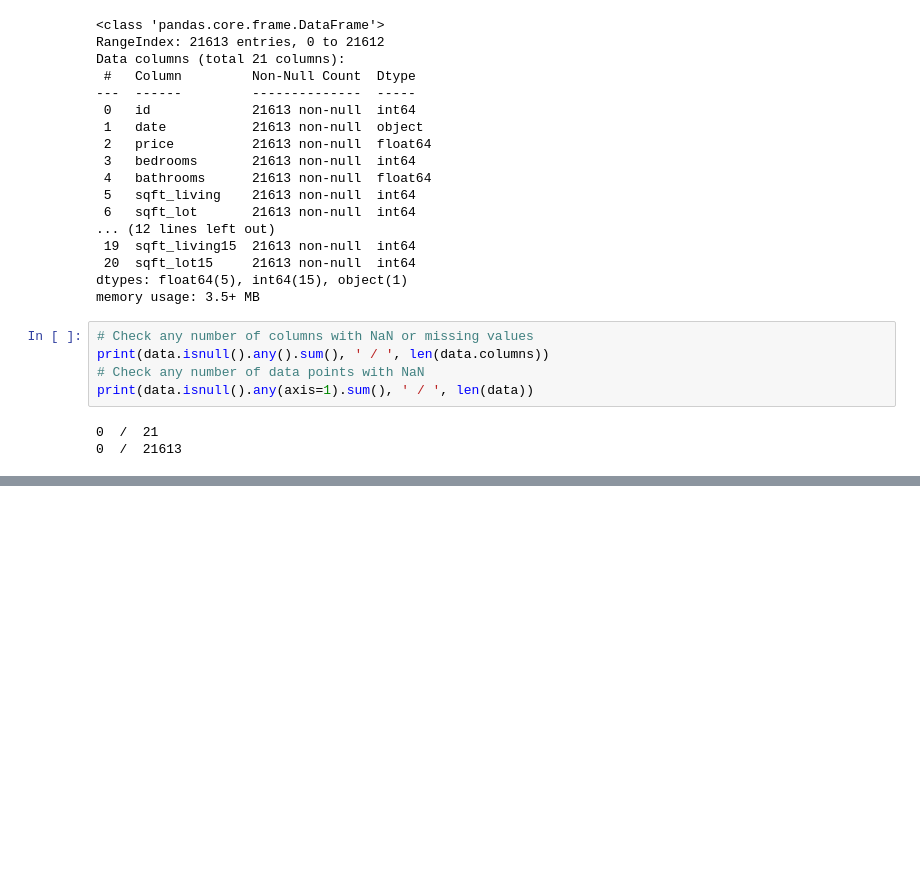
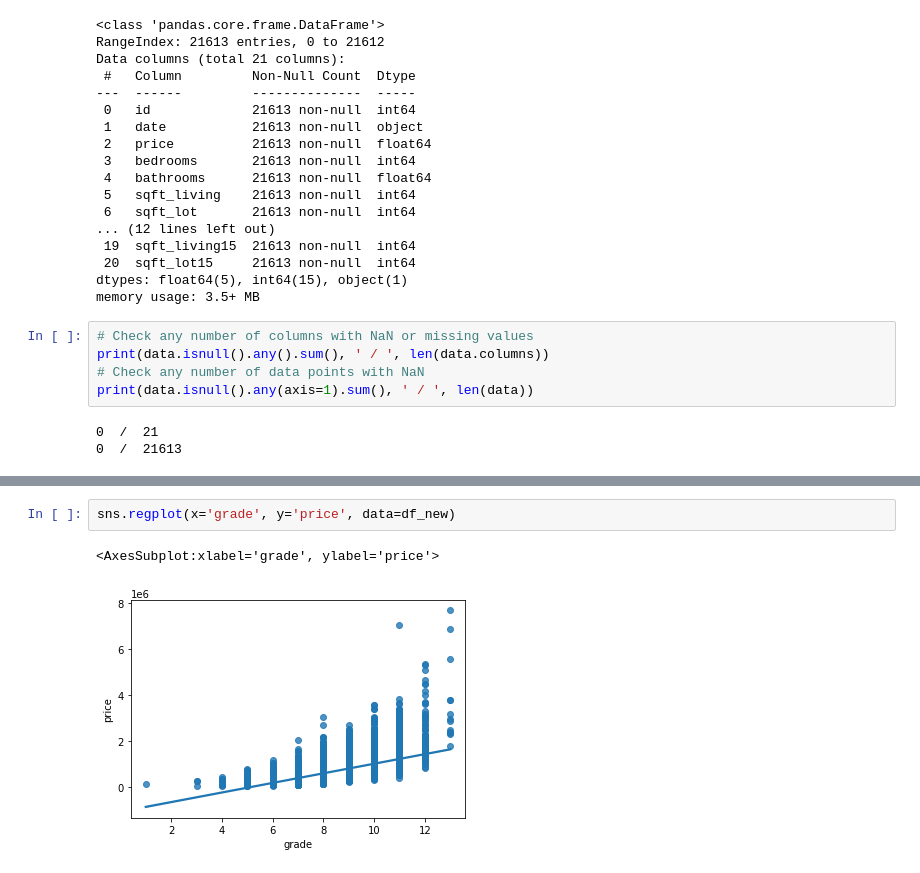
Before and after one commit to teoaleh/Data-Science-Projects, a Jupyter notebook: House sales in King County USA/EDA.ipynb, the cells around one changed output, grey strips where cells are left out. Drawn from its saved outputs; the diff is of its cells as text; blank space fills up the shorter version.

```diff
--- a/House sales in King County USA/EDA.ipynb
+++ b/House sales in King County USA/EDA.ipynb
@@ -70,0 +103,5 @@ sns.heatmap(corr_data.corr(), annot=True, linewidth=.8, mask=matrix, cmap='rocke
+# %%
+sns.regplot(x='grade', y='price', data=df_new)
+# %% [output]
+<AxesSubplot:xlabel='grade', ylabel='price'>
+[figure, added]
```
Also changed, not shown: parts of 16 cells of this notebook.
